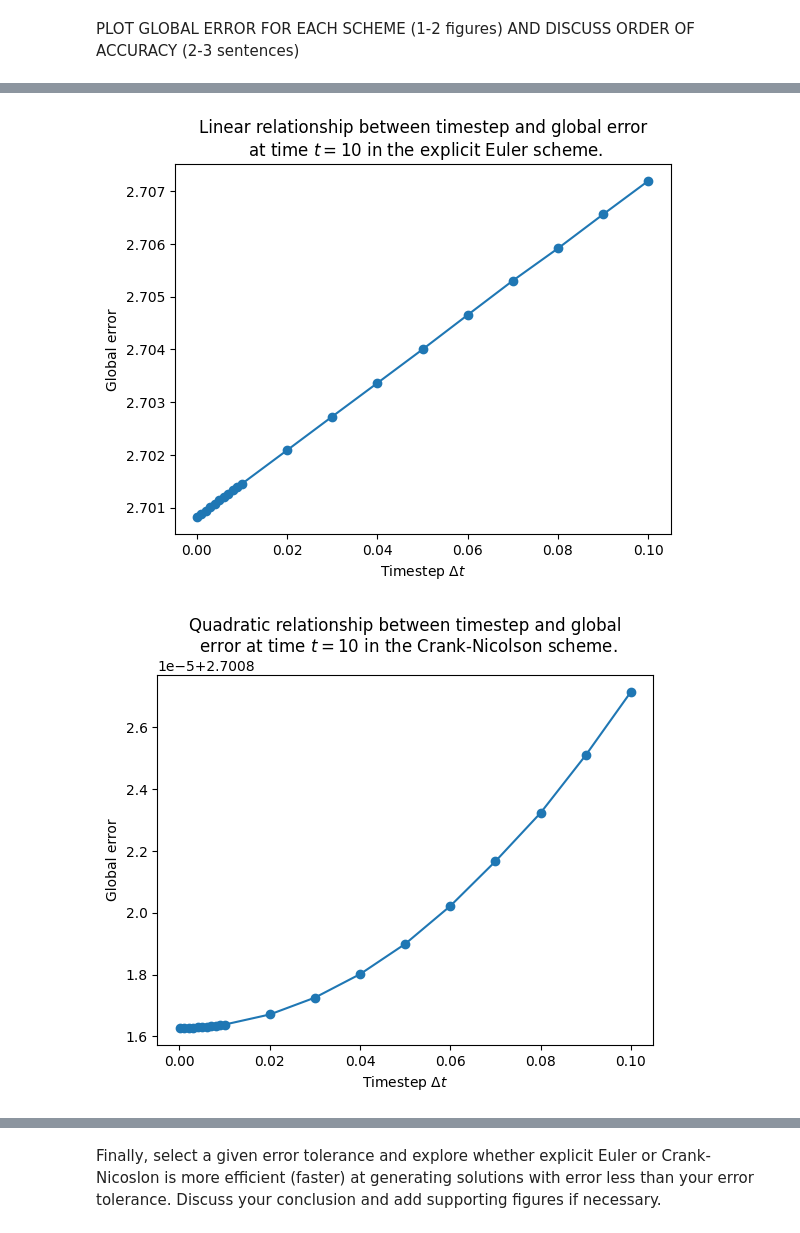
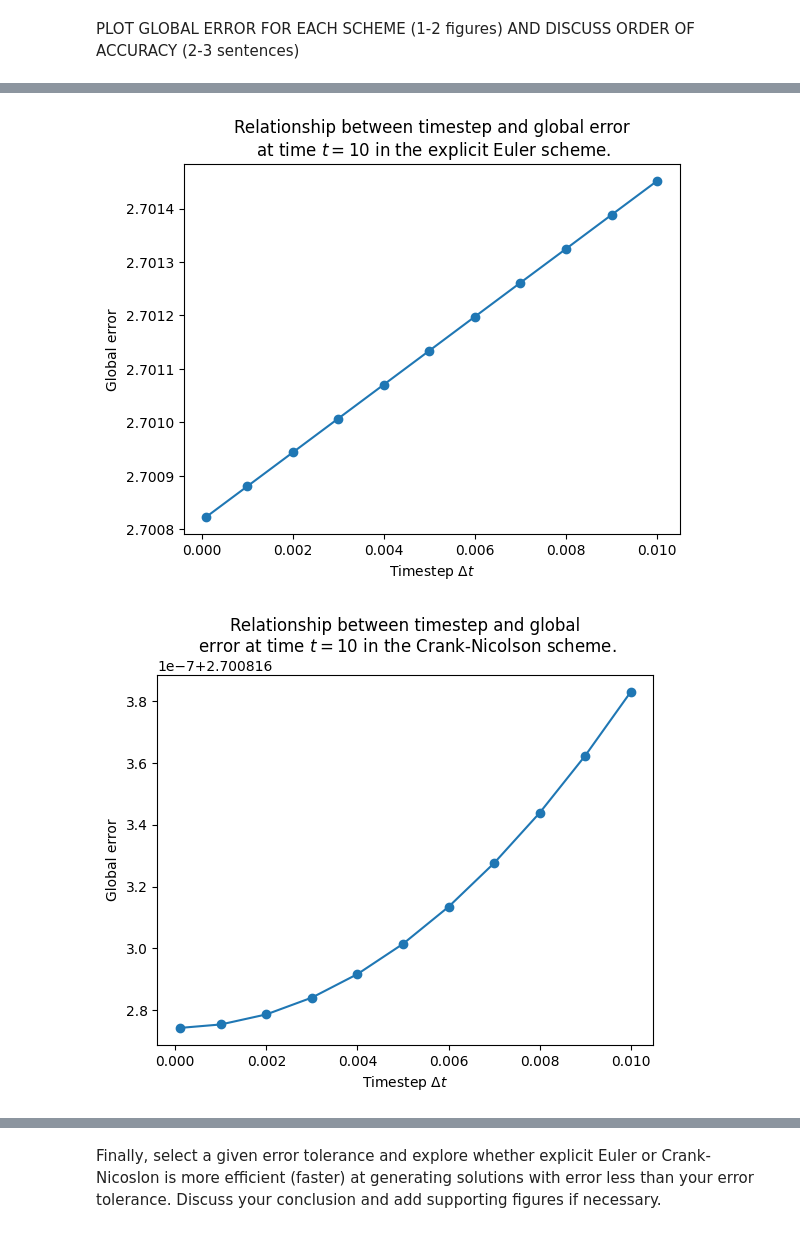
Before and after one commit to snakeplanteasyorigami/QCES, a Jupyter notebook: Project1_numerical_methods.ipynb, the cells around one changed output, grey strips where cells are left out. Saved outputs shown, nothing was run; the diff lists cells and outputs as text; code cells hidden in the pictures.

```diff
--- a/Project1_numerical_methods.ipynb
+++ b/Project1_numerical_methods.ipynb
@@ -340,8 +352,9 @@ The difference between the exact solution and the numerical approximation can be
 # %% [markdown]
 PLOT GLOBAL ERROR FOR EACH SCHEME (1-2 figures) AND DISCUSS ORDER OF ACCURACY (2-3 sentences)
 # %%
-new_kappa = 0.001
-dt = [0.0001,0.001,0.002,0.003,0.004,0.005,0.006,0.007,0.008,0.009,0.01,0.02,0.03,0.04,0.05,0.06,0.07,0.08,0.09,0.1]
+new_kappa = 0.01
+exact_end = (4*np.pi*new_kappa*(10+t_end))**(-0.5)*np.exp(-x**2 / (4*new_kappa*(10+t_end)))
+dt = [0.0001,0.001,0.002,0.003,0.004,0.005,0.006,0.007,0.008,0.009,0.01]
 global_error_EE = np.zeros(len(dt))
 global_error_CN = np.zeros(len(dt))
 for i in range(len(dt)):
@@ -356,11 +369,11 @@ for i in range(len(dt)):
 plt.plot(dt,global_error_EE,'o-')
 plt.xlabel('Timestep $\Delta t$')
 plt.ylabel('Global error')
-plt.title('Linear relationship between timestep and global error\n at time $t=10$ in the explicit Euler scheme.')
+plt.title('Relationship between timestep and global error\n at time $t=10$ in the explicit Euler scheme.')
 plt.show()
 plt.plot(dt,global_error_CN,'o-')
 plt.xlabel('Timestep $\Delta t$')
 plt.ylabel('Global error')
-plt.title('Quadratic relationship between timestep and global\n error at time $t=10$ in the Crank-Nicolson scheme.')
+plt.title('Relationship between timestep and global\n error at time $t=10$ in the Crank-Nicolson scheme.')
 plt.show()
 # %% [output]
@@ -384,2 +397,2 @@ Crank-Nicolson method took 0.03 seconds
-[figure, old version]
+[figure, new version]
-[figure, old version]
+[figure, new version]
```
Also changed, not shown: parts of 9 cells of this notebook.
